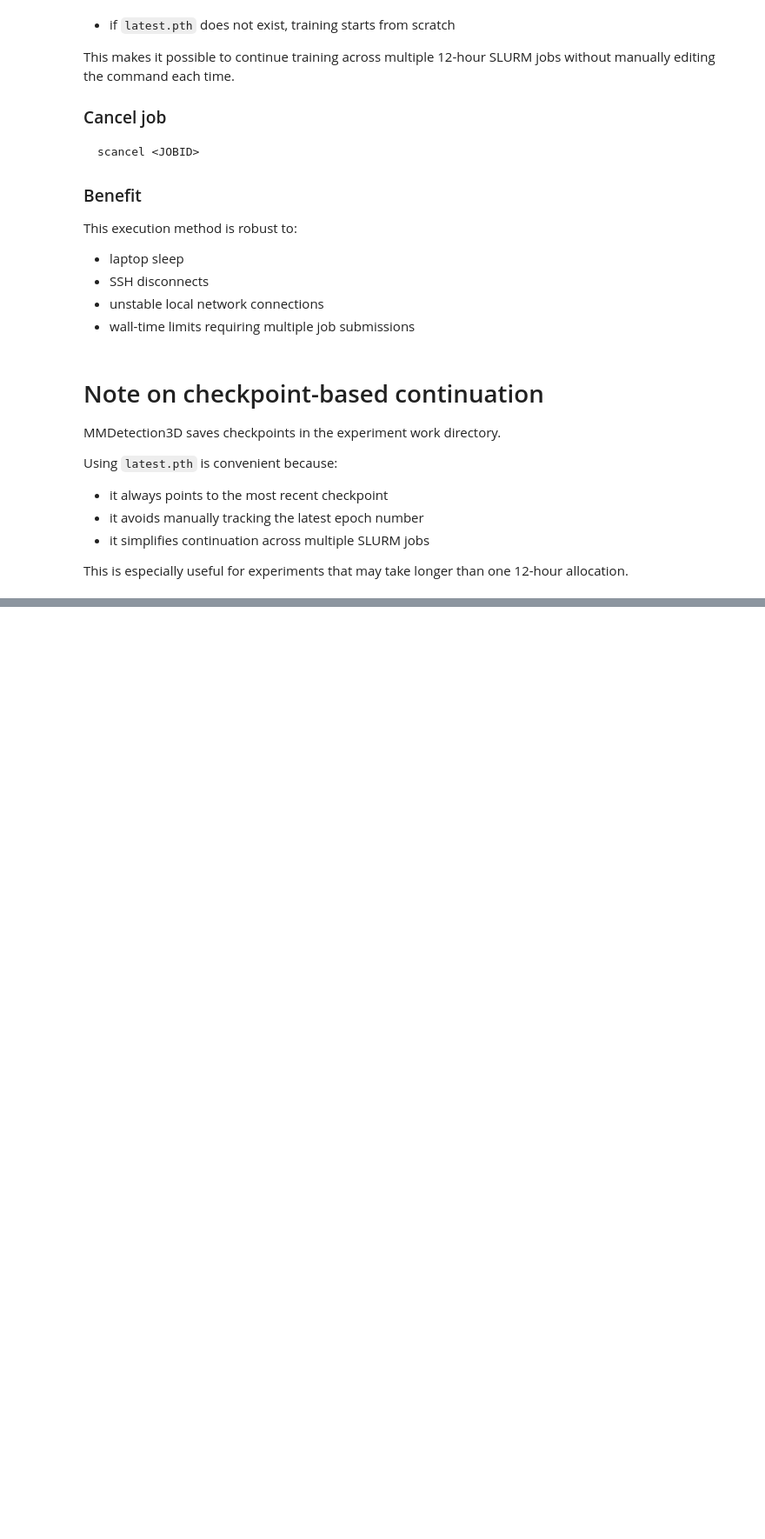
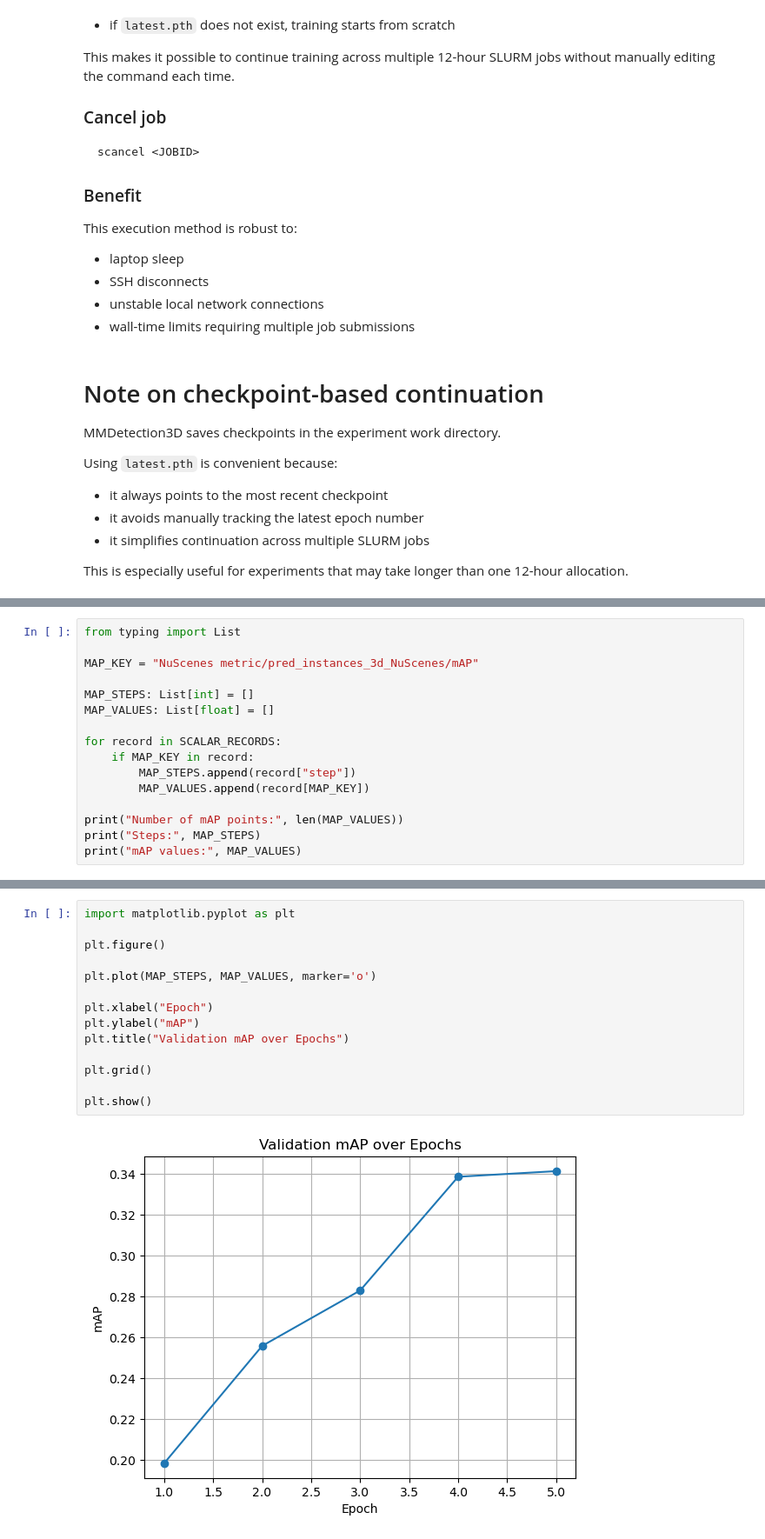
Before and after one commit to darkcyan-ugli-fruit/nuscenes-multimodal-learning, a Jupyter notebook: notebooks/02_baseline_lidar_nuscenes.ipynb, the cells around one changed output, grey strips where cells are left out. Shown at 87% size. Drawn from its saved outputs; the diff is of its cells as text; blank space fills up the shorter version.

```diff
--- a/notebooks/02_baseline_lidar_nuscenes.ipynb
+++ b/notebooks/02_baseline_lidar_nuscenes.ipynb
@@ -907,0 +1221,16 @@ This is especially useful for experiments that may take longer than one 12-hour
+# %%
+from typing import List
+
+MAP_KEY = "NuScenes metric/pred_instances_3d_NuScenes/mAP"
+
+MAP_STEPS: List[int] = []
+MAP_VALUES: List[float] = []
+
+for record in SCALAR_RECORDS:
+    if MAP_KEY in record:
+        MAP_STEPS.append(record["step"])
+        MAP_VALUES.append(record[MAP_KEY])
+
+print("Number of mAP points:", len(MAP_VALUES))
+print("Steps:", MAP_STEPS)
+print("mAP values:", MAP_VALUES)
@@ -907,0 +1245,16 @@ This is especially useful for experiments that may take longer than one 12-hour
+# %%
+import matplotlib.pyplot as plt
+
+plt.figure()
+
+plt.plot(MAP_STEPS, MAP_VALUES, marker='o')
+
+plt.xlabel("Epoch")
+plt.ylabel("mAP")
+plt.title("Validation mAP over Epochs")
+
+plt.grid()
+
+plt.show()
+# %% [output]
+[figure, added]
```
Also changed, not shown: parts of 48 cells of this notebook, 3 other files.
